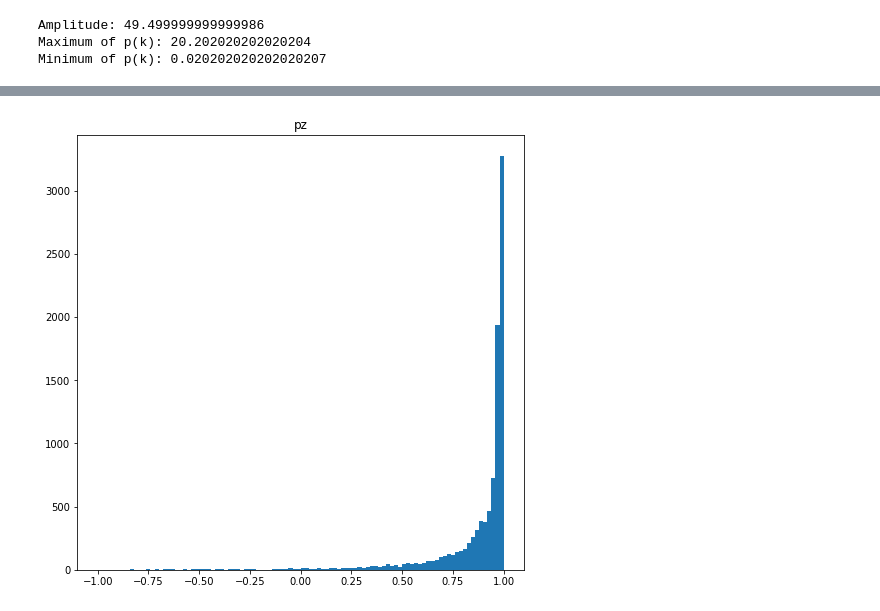
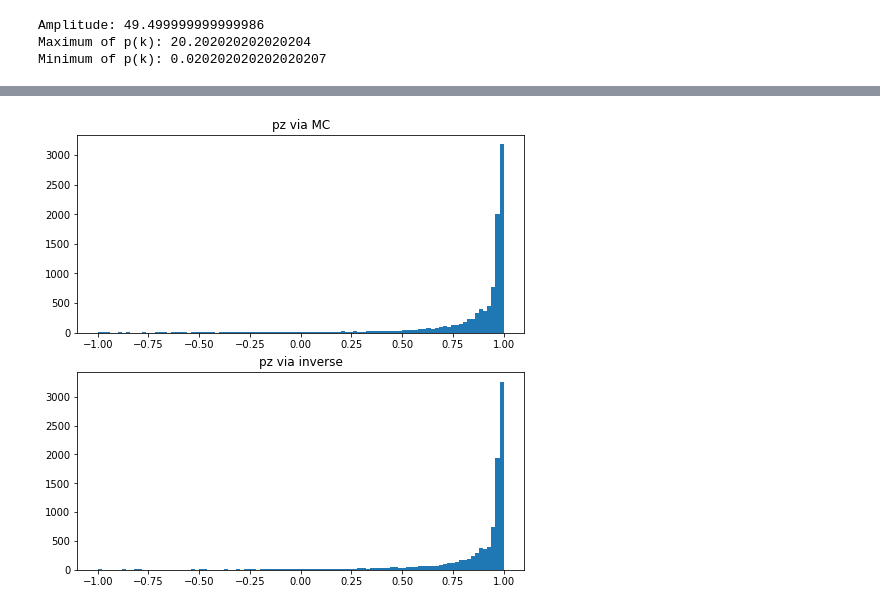
Before and after one commit to LearnerYme/computational_physics_homework_2nd, a Jupyter notebook: Homework_6.ipynb, the cells around one changed output, grey strips where cells are left out. Cells and saved outputs as stored; diff of their text form; code cells hidden in the pictures.

```diff
--- a/Homework_6.ipynb
+++ b/Homework_6.ipynb
@@ -98,16 +163,23 @@ fig
 # %%
 #define a pipline for simulating a whole scattering procedure and returning the final theta
-def scatter(nscatter, func, range_):
+def scatter(nscatter, func, range_, mode):
     r'''
     Get the scattering angle for nscatter times of scattering.
-    Args: 3
+    Args: 4
         nscatter: an integer, how many times of scattering do you need, got this from Poisson dis..
-        func: a function, the pdf. to be sampled.
-        range_: a list, [[xmin, xmax], [ymin, ymax]].
+        func: a function, the pdf. to be sampled. or the inversed function.
+        range_: a list, [[xmin, xmax], [ymin, ymax]]. or None (for inverse mode).
+        mode: a string, 'mc' or 'inverse'.
     Return: 1
         theta: a float, the final scattering angle after nscatter times of scattering.
     '''
-    x_arr = sampling(func, range_=range_, n=nscatter)
+    assert(mode in ['mc', 'inverse'])
+    if mode == 'mc':
+        x_arr = sampling(func, range_=range_, n=nscatter)
+    elif mode == 'inverse':
+        x_arr = inverse_sampling(func, n=nscatter)
+    else:
+        raise Exception('invalid mode {}'.format(mode))
     sign_arr = np.random.rand(nscatter)
     sign_arr = np.where(sign_arr>0.5, 1, -1)
     theta_arr = np.arcsin(x_arr) * 2 * sign_arr
@@ -115,15 +187,22 @@ def scatter(nscatter, func, range_):
     return theta
 # %%
 #simulate
-theta_arr = np.zeros_like(times, dtype=np.float32)
+theta_arr1 = np.zeros_like(times, dtype=np.float32)
+theta_arr2 = np.zeros_like(times, dtype=np.float32)
 for idx in tqdm(range(n)):
-    theta_arr[idx] = scatter(times[idx], func, range_)
+    theta_arr1[idx] = scatter(times[idx], func, range_, 'mc')
+    theta_arr2[idx] = scatter(times[idx], inversed_func, None, 'inverse')
-# %%
-#check
-pz = np.cos(theta_arr)
-ax.cla()
-ax.hist(pz, bins=100, range=(-1, 1))
-ax.set_title('pz')
-fig
-# %% [output]
-[figure, removed]
+# %%
+#check
+pz1 = np.cos(theta_arr1)
+pz2 = np.cos(theta_arr2)
+fig.clf()
+ax1 = fig.add_subplot(211)
+ax1.hist(pz1, bins=100, range=(-1, 1))
+ax1.set_title('pz via MC')
+ax2 = fig.add_subplot(212)
+ax2.hist(pz2, bins=100, range=(-1, 1))
+ax2.set_title('pz via inverse')
+fig
+# %% [output]
+[figure, added]
```
Also changed, not shown: parts of 9 cells of this notebook, 1 other file.
